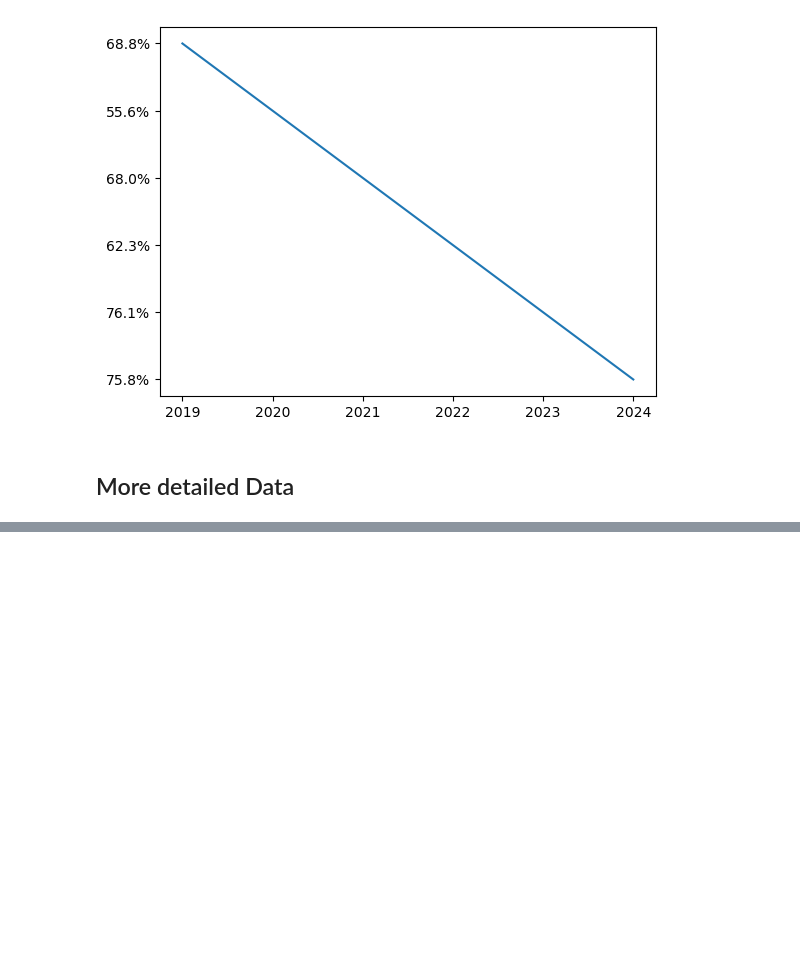
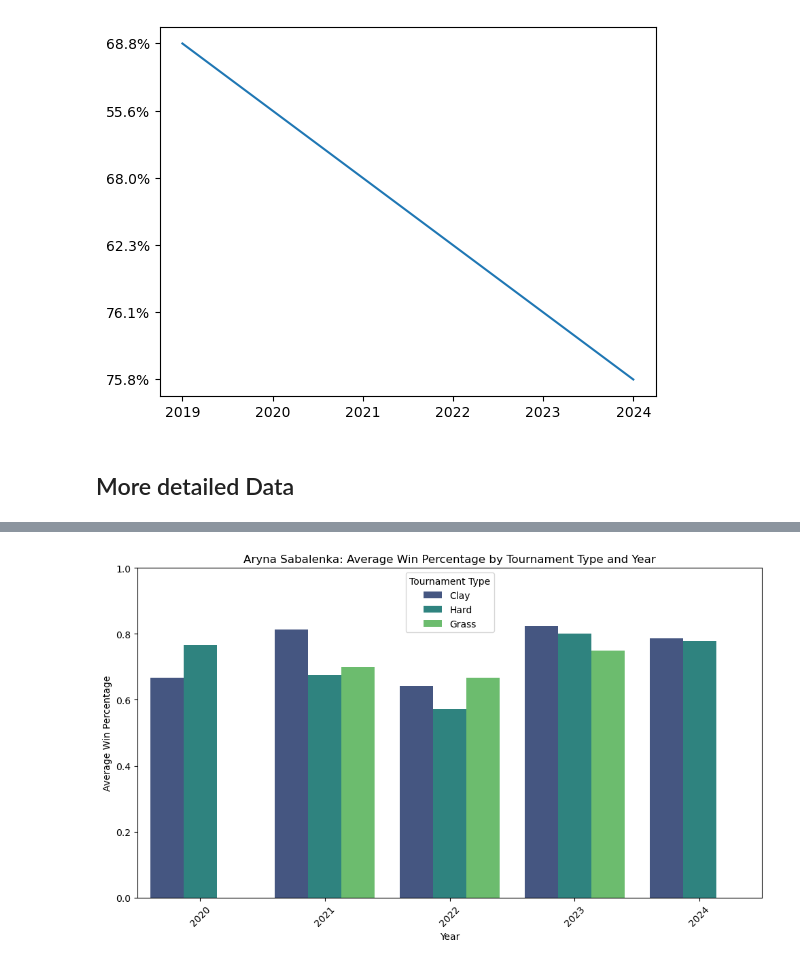
Before and after one commit to BrendanKenny1/Tennis-Project, a Jupyter notebook: P1.ipynb, the cells around one changed output, grey strips where cells are left out. Cells and saved outputs as stored; diff of their text form; code cells hidden in the pictures; blank space fills up the shorter version.

```diff
--- a/P1.ipynb
+++ b/P1.ipynb
@@ -70,2 +69,10 @@ years
+# %%
+Asyears = pd.concat([win2020, lose2020, win2021, lose2021, win2022,
+                   lose2022, win2023, lose2023, win2024, lose2024], axis=0)
+
+Asyears['Year'] = Asyears['tourney_date'].astype(str).str[:4]
+
+Asyears['Win'] = Asyears['winner_name'].apply(lambda x: 0 if x != 'Aryna Sabalenka' else 1)
+Asyears['Lose'] = Asyears['loser_name'].apply(lambda x: 0 if x != 'Aryna Sabalenka' else 1)
 # %%
 # Calculate Win Percentage
@@ -115,3 +143,24 @@ plt.show()
+# %%
+# Calculate average Win_Percentage by Year and Type
+Asaverage_win_percentage = Asperformance_summary.groupby(['Year', 'surface'])['Win_Percentage'].mean().reset_index()
+
+# Plotting
+plt.figure(figsize=(10, 6))
+sns.barplot(data=Asaverage_win_percentage, x='Year', y='Win_Percentage', hue='surface', palette='viridis')
+
+# Customize the plot
+plt.title('Aryna Sabalenka: Average Win Percentage by Tournament Type and Year')
+plt.xlabel('Year')
+plt.ylabel('Average Win Percentage')
+plt.legend(title='Tournament Type')
+plt.ylim(0, 1)  # Set y-axis limits from 0 to 1
+plt.xticks(rotation=45)
+plt.tight_layout()
+
+# Show the plot
+plt.show()
+# %% [output]
+[figure, added]
 # %%
 # Group by Year and Surface, and calculate average win percentage
 
```
Also changed, not shown: parts of 12 cells of this notebook.
